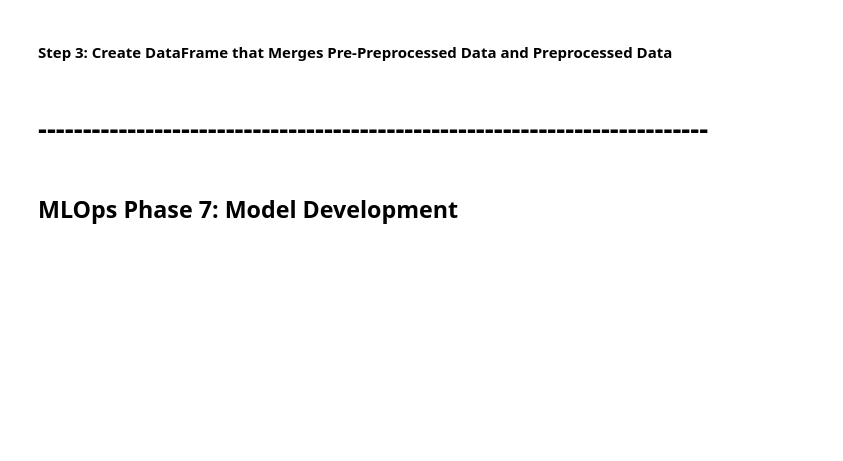
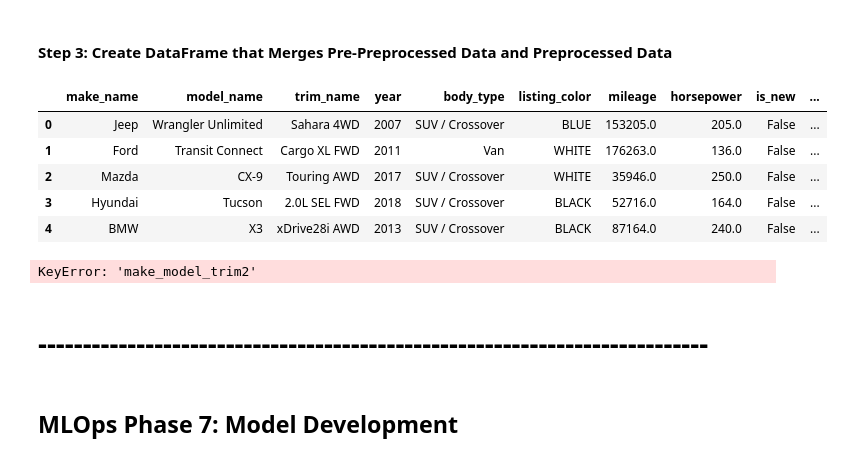
Before and after one commit to DaymonH/CarPricePredictor, a Jupyter notebook: pp-copy.ipynb, the cells around one changed output. Drawn from its saved outputs; the diff is of its cells as text; code cells hidden in the pictures; blank space fills up the shorter version.

```diff
--- a/pp-copy.ipynb
+++ b/pp-copy.ipynb
@@ -321,2 +343,50 @@ df_cleaned = df_cleaned.drop(columns=['dealer_zip'])
 # %% [markdown]
 #### **Step 3: Create DataFrame that Merges Pre-Preprocessed Data and Preprocessed Data**
+# %%
+columns_to_be_removed = ['frame_damaged','has_accidents','owner_count','wheel_system',"exterior_color","dealer_zip","fleet"]
+
+df.drop(columns=columns_to_be_removed, inplace=True)
+# %%
+
+desired_order = [
+    'make_name', 'model_name', 'trim_name', 'year','body_type', 'listing_color', 'mileage',
+    'horsepower', 'is_new', 'salvage', 'daysonmarket', 'state','price',
+]
+
+# Rearrange the columns based on the desired order
+df = df[desired_order]
+df.head()
+# %% [output]
+|  | make_name | model_name | trim_name | year | body_type | listing_color | mileage | horsepower | is_new | ... |
+| 0 | Jeep | Wrangler Unlimited | Sahara 4WD | 2007 | SUV / Crossover | BLUE | 153205.0 | 205.0 | False | ... |
+| 1 | Ford | Transit Connect | Cargo XL FWD | 2011 | Van | WHITE | 176263.0 | 136.0 | False | ... |
+| 2 | Mazda | CX-9 | Touring AWD | 2017 | SUV / Crossover | WHITE | 35946.0 | 250.0 | False | ... |
+| 3 | Hyundai | Tucson | 2.0L SEL FWD | 2018 | SUV / Crossover | BLACK | 52716.0 | 164.0 | False | ... |
+| 4 | BMW | X3 | xDrive28i AWD | 2013 | SUV / Crossover | BLACK | 87164.0 | 240.0 | False | ... |
+# %%
+# import pandasql as sqldf
+
+query1 = """
+SELECT make_name, model_name, AVG(horsepower) AS avg_horsepower FROM df
+GROUP BY make_name, model_name
+ORDER BY make_name, model_name, avg_horsepower DESC
+"""
+
+query2 = """
+SELECT make_name, model_name, trim_name, AVG(horsepower) AS avg_horsepower FROM df
+GROUP BY make_name, model_name, trim_name
+ORDER BY make_name, model_name, trim_name, avg_horsepower DESC
+"""
+make_model = sqldf.sqldf(query1)
+make_model_trim = sqldf.sqldf(query2)
+
+# Merge the calculated averages back into the original DataFrame
+df = df.merge(make_model, on=['make_name', 'model_name'], how='left', suffixes=('', '1'))
+df = df.merge(make_model_trim, on=['make_name', 'model_name', 'trim_name'], how='left', suffixes=('', '2'))
+
+df['horsepower'] = df.apply(lambda row: row['make_model_trim2'] if pd.notna(row['trim_name']) else row['make_model2'], axis=1)
+
+# Drop the temporary columns used for merging
+df.drop(columns=['make_model', 'make_model_trim2'], inplace=True)
+# %% [output]
+KeyError: 'make_model_trim2'
```
Also changed, not shown: parts of 20 cells of this notebook, 3 other files.
